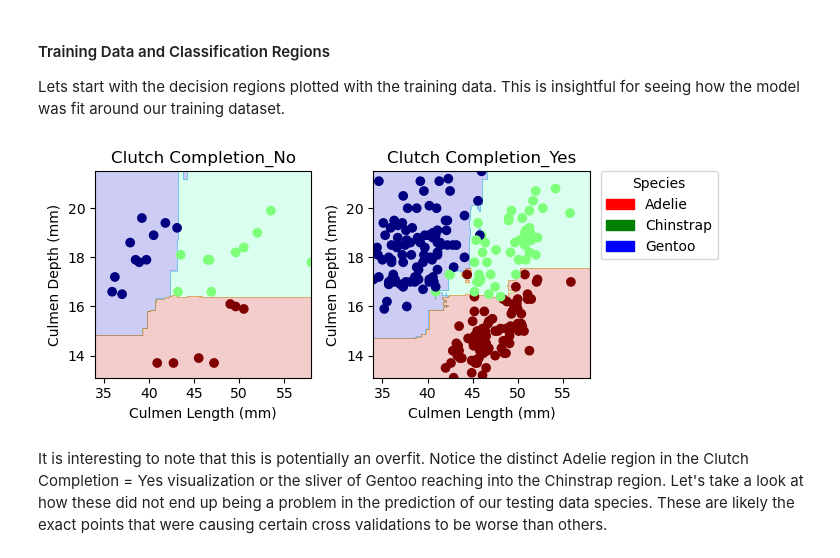
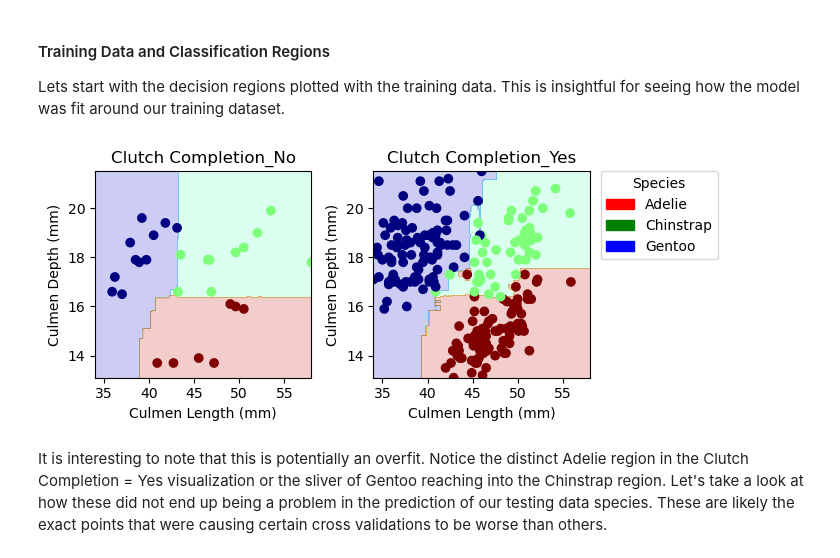
Before and after one commit to jcummings25/github_jcummings25.github.io, a Jupyter notebook: posts/classifying-palmer-penguins/index.ipynb, the cells around one changed output. Drawn from its saved outputs; the diff is of its cells as text; code cells hidden in the pictures.

```diff
--- a/posts/classifying-palmer-penguins/index.ipynb
+++ b/posts/classifying-palmer-penguins/index.ipynb
@@ -237,7 +205,7 @@ Wonderful! Our search has found that using a Random Forest Classifier, CLutch Co
 Since we have identified that the Random Forest Classifier model has a score of 1 with the columns of Clutch Completion, Culmen Length, and Culmen depth, let's train our model:
 # %%
 RF = RandomForestClassifier()
-RF.fit(X_train[best_cols], y_train)
+RF.fit(X_train[["Culmen Length (mm)", "Culmen Depth (mm)", "Clutch Completion_No", "Clutch Completion_Yes"]], y_train)
 # %% [output]
 RandomForestClassifier()
 # %% [markdown]
@@ -272,2 +240,10 @@ RF.score(X_test[best_cols], y_test)
 # %% [output]
 1.0
+# %%
+from sklearn.metrics import confusion_matrix
+
+y_test_pred = RF.predict(X_test[["Culmen Length (mm)", "Culmen Depth (mm)", "Clutch Completion_No", "Clutch Completion_Yes"]])
+C = confusion_matrix(y_test, y_test_pred)
+for i in range(3):
+    for j in range(3):
+        print(f"There were {C[i,j]} {le.classes_[i]} penguin(s) who were classified as {le.classes_[j]}.")
@@ -338,10 +325,10 @@ With this function, we can now pass in our data and model.
 # %% [markdown]
 #### Training Data and Classification Regions
 Lets start with the decision regions plotted with the training data. This is insightful for seeing how the model was fit around our training dataset.
-# %%
-plot_regions(RF, X_train[cols], y_train)
-# %% [output]
-[figure, removed]
+# %%
+plot_regions(RF, X_train[["Culmen Length (mm)", "Culmen Depth (mm)", "Clutch Completion_No", "Clutch Completion_Yes"]], y_train)
+# %% [output]
+[figure, added]
 # %% [markdown]
 It is interesting to note that this is potentially an overfit. Notice the distinct Adelie region in the Clutch Completion = Yes visualization or the sliver of Gentoo reaching into the Chinstrap region. Let's take a look at how these did not end up being a problem in the prediction of our testing data species. These are likely the exact points that were causing certain cross validations to be worse than others.
 # %% [markdown]
```
Also changed, not shown: parts of 10 cells of this notebook, 6 other files.
